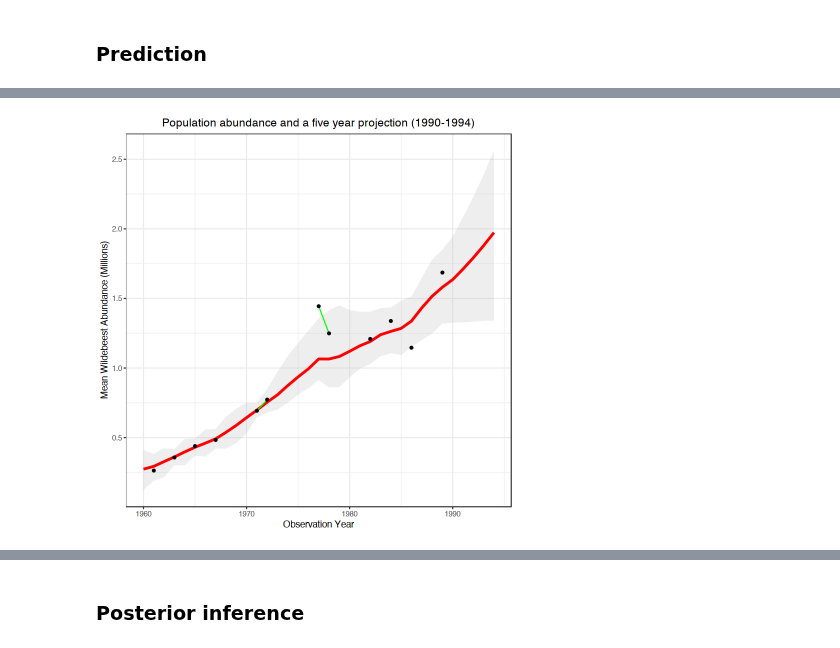
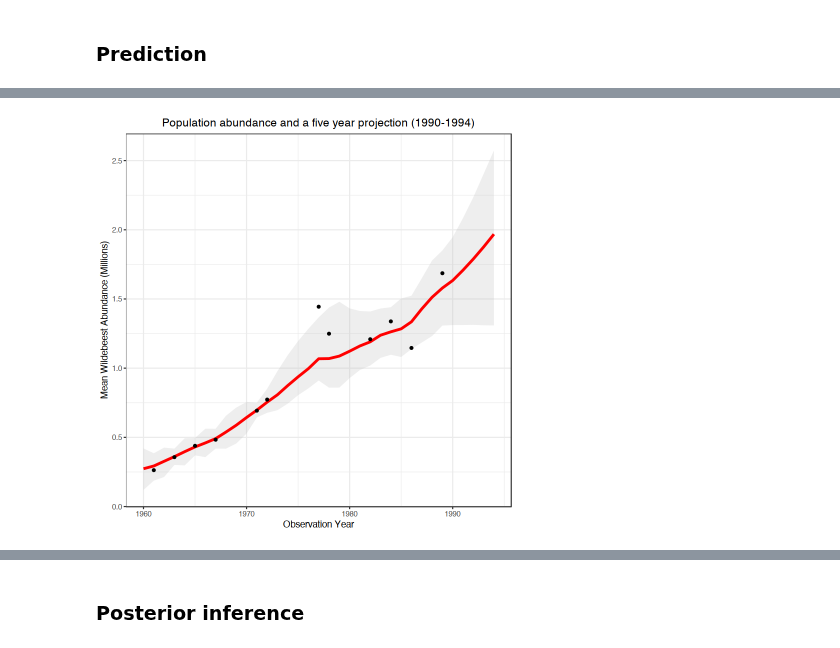
Before and after one commit to erikseulean/wildlife, a Jupyter notebook: Assignment2.ipynb, the cells around one changed output, grey strips where cells are left out. Cells and saved outputs as stored; diff of their text form; code cells hidden in the pictures.

```diff
--- a/Assignment2.ipynb
+++ b/Assignment2.ipynb
@@ -314,7 +230,6 @@ ggplot(data = projection_plot_df) +
   geom_ribbon(aes(x=Year, y=Mean, ymin=Lower, ymax=Upper),
               fill="grey", alpha = 0.25) +
   geom_line(aes(x=Year, y=Mean), size=1.2, color="red") +
-  geom_line(aes(x=Year, y=Obs), color = "green") +
   geom_point(aes(x=Year, y=Obs), size=1.2) +
   theme_bw()+
   labs(title = 'Population abundance and a five year projection (1990-1994)',
@@ -327,3 +240,3 @@ Warning message:
 Warning message:
 “Removed 23 rows containing missing values (geom_point).”
-[figure, old version]
+[figure, new version]
```
Also changed, not shown: parts of 22 cells of this notebook, 8 other files.
